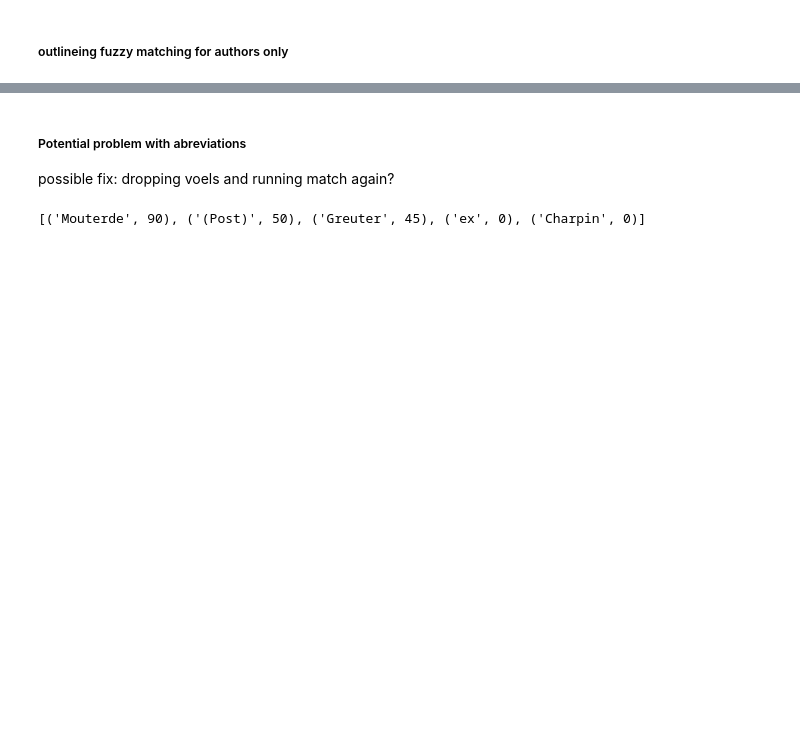
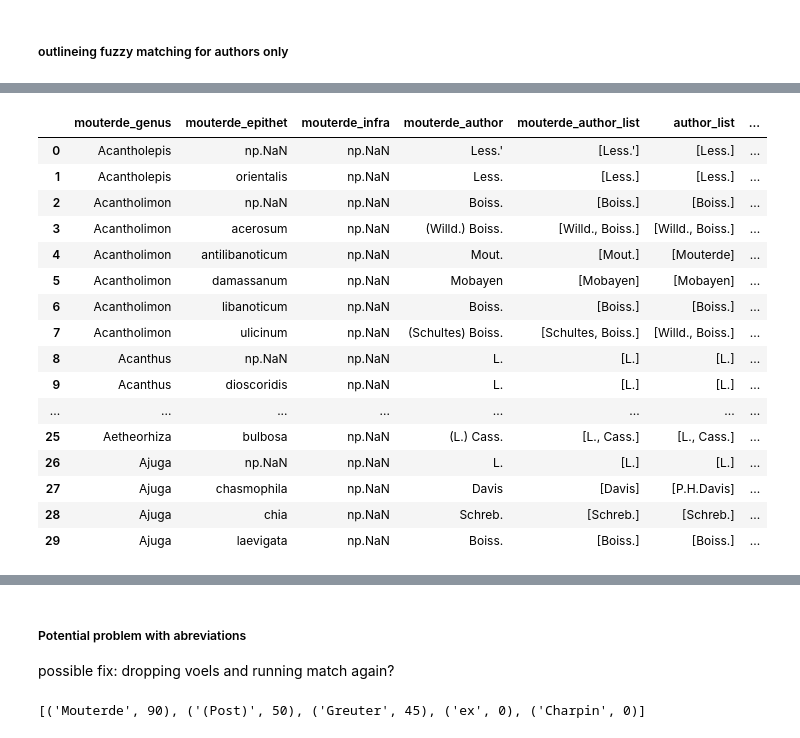
Before and after one commit to shidedh/UpdateFlora, a Jupyter notebook: fuzzy_code/author_fuzz_wcvp.ipynb, the cells around one changed output, grey strips where cells are left out. Saved outputs shown, nothing was run; the diff lists cells and outputs as text; code cells hidden in the pictures; blank space fills up the shorter version.

```diff
--- a/fuzzy_code/author_fuzz_wcvp.ipynb
+++ b/fuzzy_code/author_fuzz_wcvp.ipynb
@@ -380,0 +413,27 @@ if num_src < len(authors_set_dst) and len(authors_set_src) < len(authors_set_dst
+# %%
+mouterde_df = vol3_df
+mouterde_df['mouterde_infra'].replace(np.nan, 'np.NaN', inplace=True)
+mouterde_df['mouterde_epithet'].replace(np.nan, 'np.NaN', inplace=True)
+#mouterde_df['mouterde_author'] = mouterde_df['mouterde_author'].str.replace(' et ', ' & ')
+
+#mouterde_df['authors_set'] = mouterde_df['mouterde_author'].str.split(' ').apply(lambda x : get_set(x) - connectors)
+#mouterde_df_explode = mouterde_df.explode('authors_set')
+#mouterde_df_explode['authors_set'] = mouterde_df_explode['authors_set'].apply(remove_prantheses) #to remove prantheses
+
+# had duplicates
+merge_df = pd.merge(mouterde_df,
+                    wcvp_df,
+                    how='inner',
+                    left_on=['mouterde_genus','mouterde_epithet', 'mouterde_infra'],
+                    right_on = ['genus','species', 'infraspecies'])
+
+merge_df_simplified = merge_df[['mouterde_genus',
+                                'mouterde_epithet',
+                                'mouterde_infra',
+                                'mouterde_author',
+                                'mouterde_author_list',
+                                'author_list',
+                                'authors',
+                                'taxonomic_status',
+                                'accepted_name',
+                                'accepted_authors']]
@@ -380,0 +466,20 @@ if num_src < len(authors_set_dst) and len(authors_set_src) < len(authors_set_dst
+# %%
+merge_df_simplified.head(30)
+# %% [output]
+|  | mouterde_genus | mouterde_epithet | mouterde_infra | mouterde_author | mouterde_author_list | author_list | ... |
+| 0 | Acantholepis | np.NaN | np.NaN | Less.' | [Less.'] | [Less.] | ... |
+| 1 | Acantholepis | orientalis | np.NaN | Less. | [Less.] | [Less.] | ... |
+| 2 | Acantholimon | np.NaN | np.NaN | Boiss. | [Boiss.] | [Boiss.] | ... |
+| 3 | Acantholimon | acerosum | np.NaN | (Willd.) Boiss. | [Willd., Boiss.] | [Willd., Boiss.] | ... |
+| 4 | Acantholimon | antilibanoticum | np.NaN | Mout. | [Mout.] | [Mouterde] | ... |
+| 5 | Acantholimon | damassanum | np.NaN | Mobayen | [Mobayen] | [Mobayen] | ... |
+| 6 | Acantholimon | libanoticum | np.NaN | Boiss. | [Boiss.] | [Boiss.] | ... |
+| 7 | Acantholimon | ulicinum | np.NaN | (Schultes) Boiss. | [Schultes, Boiss.] | [Willd., Boiss.] | ... |
+| 8 | Acanthus | np.NaN | np.NaN | L. | [L.] | [L.] | ... |
+| 9 | Acanthus | dioscoridis | np.NaN | L. | [L.] | [L.] | ... |
+| ... | ... | ... | ... | ... | ... | ... | ... |
+| 25 | Aetheorhiza | bulbosa | np.NaN | (L.) Cass. | [L., Cass.] | [L., Cass.] | ... |
+| 26 | Ajuga | np.NaN | np.NaN | L. | [L.] | [L.] | ... |
+| 27 | Ajuga | chasmophila | np.NaN | Davis | [Davis] | [P.H.Davis] | ... |
+| 28 | Ajuga | chia | np.NaN | Schreb. | [Schreb.] | [Schreb.] | ... |
+| 29 | Ajuga | laevigata | np.NaN | Boiss. | [Boiss.] | [Boiss.] | ... |
```
Also changed, not shown: parts of 15 cells of this notebook.
